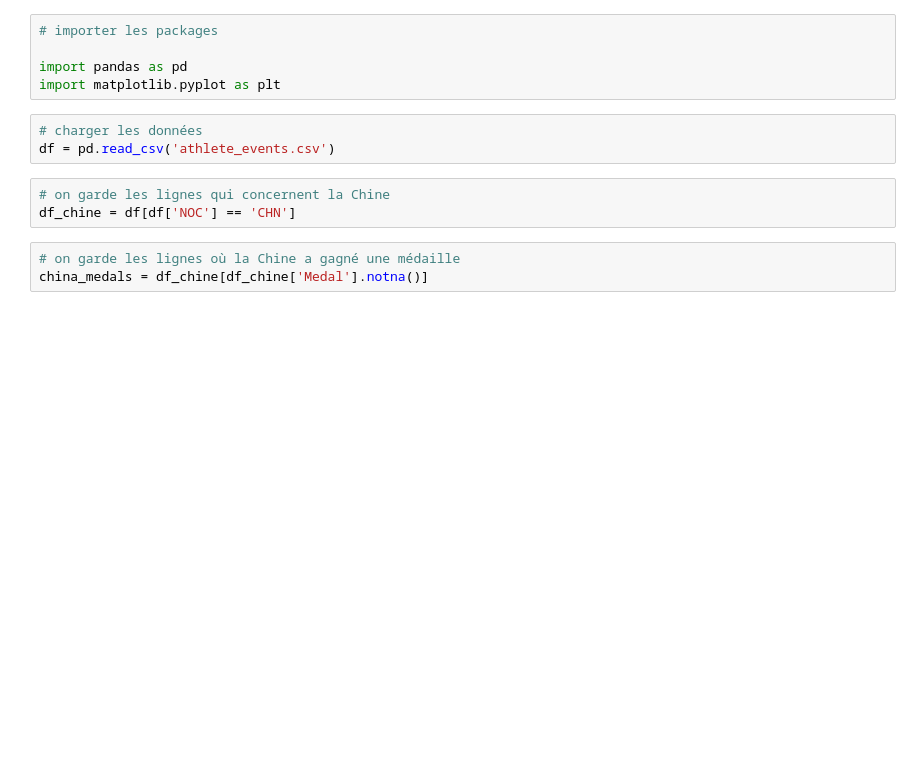
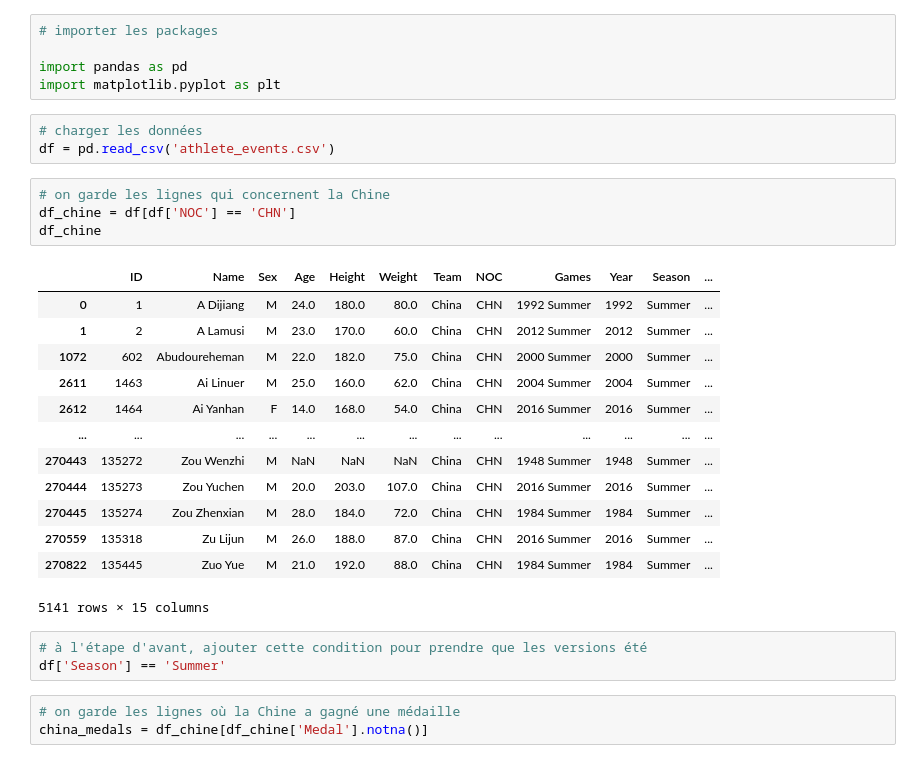
Before and after one commit to id2771/olympic-charts, a Jupyter notebook: evolution_chine.ipynb, the cells around one changed output. Drawn from its saved outputs; the diff is of its cells as text; blank space fills up the shorter version.

Commit message:
mise a jour evolution_chine

```diff
--- a/evolution_chine.ipynb
+++ b/evolution_chine.ipynb
@@ -9,6 +9,24 @@ df = pd.read_csv('athlete_events.csv')
 # %%
 # on garde les lignes qui concernent la Chine
 df_chine = df[df['NOC'] == 'CHN']
+df_chine
+# %% [output]
+|  | ID | Name | Sex | Age | Height | Weight | Team | NOC | Games | Year | Season | ... |
+| 0 | 1 | A Dijiang | M | 24.0 | 180.0 | 80.0 | China | CHN | 1992 Summer | 1992 | Summer | ... |
+| 1 | 2 | A Lamusi | M | 23.0 | 170.0 | 60.0 | China | CHN | 2012 Summer | 2012 | Summer | ... |
+| 1072 | 602 | Abudoureheman | M | 22.0 | 182.0 | 75.0 | China | CHN | 2000 Summer | 2000 | Summer | ... |
+| 2611 | 1463 | Ai Linuer | M | 25.0 | 160.0 | 62.0 | China | CHN | 2004 Summer | 2004 | Summer | ... |
+| 2612 | 1464 | Ai Yanhan | F | 14.0 | 168.0 | 54.0 | China | CHN | 2016 Summer | 2016 | Summer | ... |
+| ... | ... | ... | ... | ... | ... | ... | ... | ... | ... | ... | ... | ... |
+| 270443 | 135272 | Zou Wenzhi | M | NaN | NaN | NaN | China | CHN | 1948 Summer | 1948 | Summer | ... |
+| 270444 | 135273 | Zou Yuchen | M | 20.0 | 203.0 | 107.0 | China | CHN | 2016 Summer | 2016 | Summer | ... |
+| 270445 | 135274 | Zou Zhenxian | M | 28.0 | 184.0 | 72.0 | China | CHN | 1984 Summer | 1984 | Summer | ... |
+| 270559 | 135318 | Zu Lijun | M | 26.0 | 188.0 | 87.0 | China | CHN | 2016 Summer | 2016 | Summer | ... |
+| 270822 | 135445 | Zuo Yue | M | 21.0 | 192.0 | 88.0 | China | CHN | 1984 Summer | 1984 | Summer | ... |
+5141 rows × 15 columns
+# %%
+# à l'étape d'avant, ajouter cette condition pour prendre que les versions été
+df['Season'] == 'Summer'
 # %%
 # on garde les lignes où la Chine a gagné une médaille
 china_medals = df_chine[df_chine['Medal'].notna()]
```
